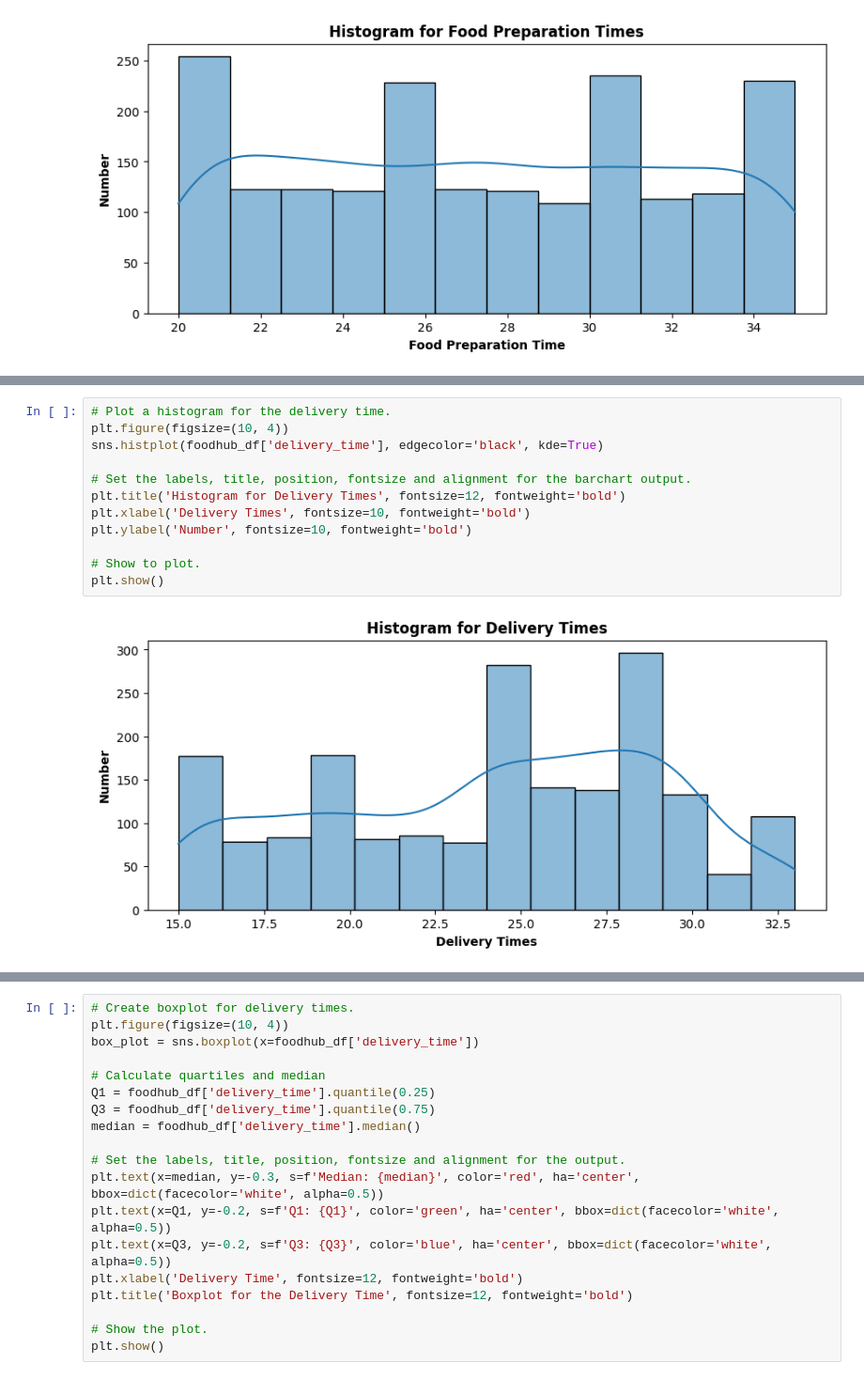
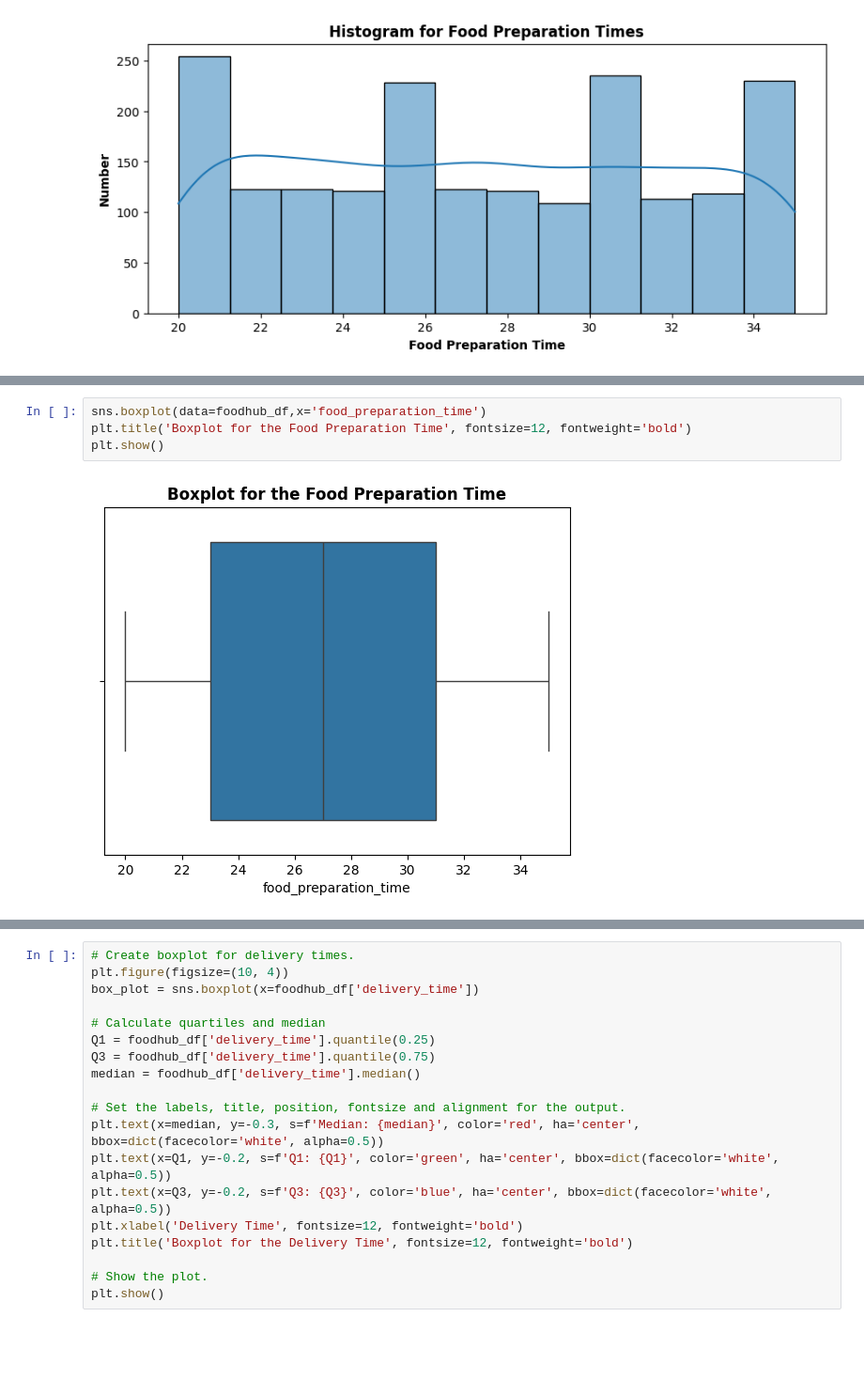
Before and after one commit to rohitdec01/AIML, a Jupyter notebook: 1_Food-Hub-Data-Analysis/rohit_PYF_Project_Learner_Notebook_Full_Code.ipynb, the cells around one changed output, grey strips where cells are left out. Shown at 94% size. Drawn from its saved outputs; the diff is of its cells as text; blank space fills up the shorter version.

```diff
--- a/1_Food-Hub-Data-Analysis/rohit_PYF_Project_Learner_Notebook_Full_Code.ipynb
+++ b/1_Food-Hub-Data-Analysis/rohit_PYF_Project_Learner_Notebook_Full_Code.ipynb
@@ -391,14 +370,6 @@ plt.show()
-# %%
-# Plot a histogram for the delivery time.
-plt.figure(figsize=(10, 4))
-sns.histplot(foodhub_df['delivery_time'], edgecolor='black', kde=True)
-
-# Set the labels, title, position, fontsize and alignment for the barchart output.
-plt.title('Histogram for Delivery Times', fontsize=12, fontweight='bold')
-plt.xlabel('Delivery Times', fontsize=10, fontweight='bold')
-plt.ylabel('Number', fontsize=10, fontweight='bold')
-
-# Show to plot.
-plt.show()
-# %% [output]
-[figure, removed]
+# %%
+sns.boxplot(data=foodhub_df,x='food_preparation_time')
+plt.title('Boxplot for the Food Preparation Time', fontsize=12, fontweight='bold')
+plt.show()
+# %% [output]
+[figure, added]
```
Also changed, not shown: parts of 4 cells of this notebook.
